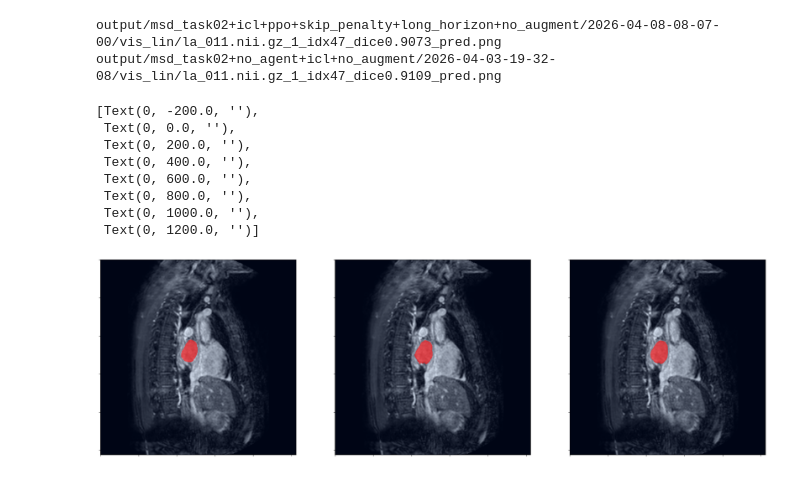
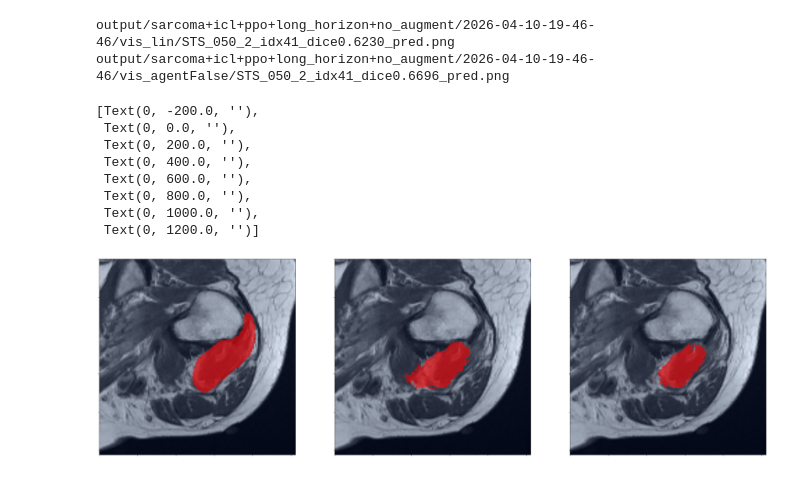
Before and after one commit to UreMine02/DQN-MedSAM2, a Jupyter notebook: view_prediction.ipynb, the cells around one changed output. Drawn from its saved outputs; the diff is of its cells as text; code cells hidden in the pictures.

```diff
--- a/view_prediction.ipynb
+++ b/view_prediction.ipynb
@@ -9,17 +6,35 @@ rl_vis = "output/msd_task02+icl+ppo+skip_penalty+long_horizon+no_augment/2026-04
 # %%
-vol_id = 11
-obj_id = 1
-frame_id = 47
+vol_id = 50
+obj_id = 2
+frame_id = 39
 
+# NOTE: MSD Heart
+# fifo_vis = "output/msd_task02+no_agent+icl+no_augment/2026-04-03-19-32-08/vis_lin"
+# rl_vis = "output/msd_task02+icl+ppo+skip_penalty+long_horizon+no_augment/2026-04-08-08-07-00/vis_lin"
+# gt_path = glob(os.path.join(rl_vis, f"la_{vol_id:03}.nii.gz_{obj_id}_idx{frame_id}_dice*gt.png"))[0]
+# rl_pred_path = glob(os.path.join(rl_vis, f"la_{vol_id:03}.nii.gz_{obj_id}_idx{frame_id}_dice*pred.png"))[0]
+# fifo_pred_path = glob(os.path.join(fifo_vis, f"la_{vol_id:03}.nii.gz_{obj_id}_idx{frame_id}_dice*pred.png"))[0]
 
-gt_path = glob(os.path.join(rl_vis, f"la_{vol_id:03}.nii.gz_{obj_id}_idx{frame_id}_dice*gt.png"))[0]
-rl_pred_path = glob(os.path.join(rl_vis, f"la_{vol_id:03}.nii.gz_{obj_id}_idx{frame_id}_dice*pred.png"))[0]
-fifo_pred_path = glob(os.path.join(fifo_vis, f"la_{vol_id:03}.nii.gz_{obj_id}_idx{frame_id}_dice*pred.png"))[0]
+# NOTE: Sarcoma
+rl_vis = "output/sarcoma+icl+ppo+long_horizon+no_augment/2026-04-10-19-46-46/vis_lin"
+fifo_vis = "output/sarcoma+icl+ppo+long_horizon+no_augment/2026-04-10-19-46-46/vis_agentFalse"
+# fifo_vis = "output/sarcoma+icl+no_agent+long_horizon+no_augment/2026-04-10-19-47-31/vis_lin"
+gt_path = glob(os.path.join(rl_vis, f"STS_{vol_id:03}_{obj_id}_idx{frame_id}_dice*gt.png"))[0]
+rl_pred_path = glob(os.path.join(rl_vis, f"STS_{vol_id:03}_{obj_id}_idx{frame_id}_dice*pred.png"))[0]
+fifo_pred_path = glob(os.path.join(fifo_vis, f"STS_{vol_id:03}_{obj_id}_idx{frame_id}_dice*pred.png"))[0]
+
+# # NOTE: MSD Prostate
+# fifo_vis= "output/msd_task05+no_agent+long_horizon+no_augment/2026-04-13-18-04-27/vis_lin"
+# rl_vis= "output/msd_task05+ppo+long_horizon+no_augment/2026-04-13-14-13-19/vis_lin"
+# gt_path = glob(os.path.join(rl_vis, f"prostate_{vol_id:02}.nii.gz_{obj_id}_idx{frame_id}_dice*gt.png"))[0]
+# rl_pred_path = glob(os.path.join(rl_vis, f"prostate_{vol_id:02}.nii.gz_{obj_id}_idx{frame_id}_dice*pred.png"))[0]
+# fifo_pred_path = glob(os.path.join(fifo_vis, f"prostate_{vol_id:02}.nii.gz_{obj_id}_idx{frame_id}_dice*pred.png"))[0]
+
 print(rl_pred_path)
 print(fifo_pred_path)
 # %% [output]
-output/msd_task02+icl+ppo+skip_penalty+long_horizon+no_augment/2026-04-08-08-07-00/vis_lin/la_011.nii.gz_1_idx47_dice0.9073_pred.png
-output/msd_task02+no_agent+icl+no_augment/2026-04-03-19-32-08/vis_lin/la_011.nii.gz_1_idx47_dice0.9109_pred.png
+output/sarcoma+icl+ppo+long_horizon+no_augment/2026-04-10-19-46-46/vis_lin/STS_050_2_idx41_dice0.6230_pred.png
+output/sarcoma+icl+ppo+long_horizon+no_augment/2026-04-10-19-46-46/vis_agentFalse/STS_050_2_idx41_dice0.6696_pred.png
 # %%
 # import shutil
 
@@ -35,23 +50,23 @@ gt = Image.open(gt_path)
 rl_pred = Image.open(rl_pred_path)
 fifo_pred = Image.open(fifo_pred_path)
 # %%
-fig, ax = plt.subplots(ncols=3, figsize=(30,10))
+fig, ax = plt.subplots(ncols=3, figsize=(40,20))
 ax[0].imshow(gt)
 ax[0].set_xticklabels([])
 ax[0].set_yticklabels([])
 ax[1].imshow(rl_pred)
 ax[1].set_xticklabels([])
 ax[1].set_yticklabels([])
 ax[2].imshow(fifo_pred)
 ax[2].set_xticklabels([])
 ax[2].set_yticklabels([])
 # %% [output]
 [Text(0, -200.0, ''),
  Text(0, 0.0, ''),
  Text(0, 200.0, ''),
  Text(0, 400.0, ''),
  Text(0, 600.0, ''),
  Text(0, 800.0, ''),
  Text(0, 1000.0, ''),
  Text(0, 1200.0, '')]
-[figure, old version]
+[figure, new version]
```
Also changed, not shown: parts of 1 cell of this notebook, 4 other files.
